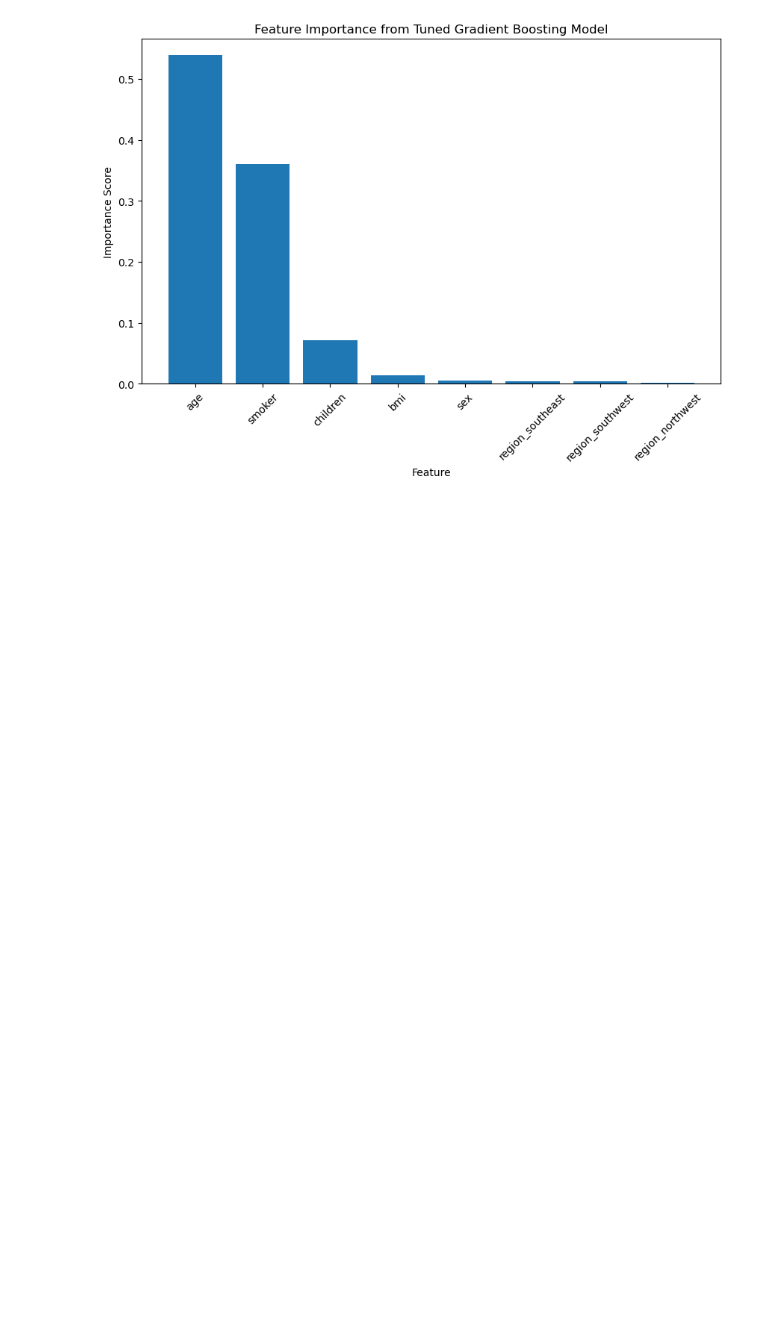
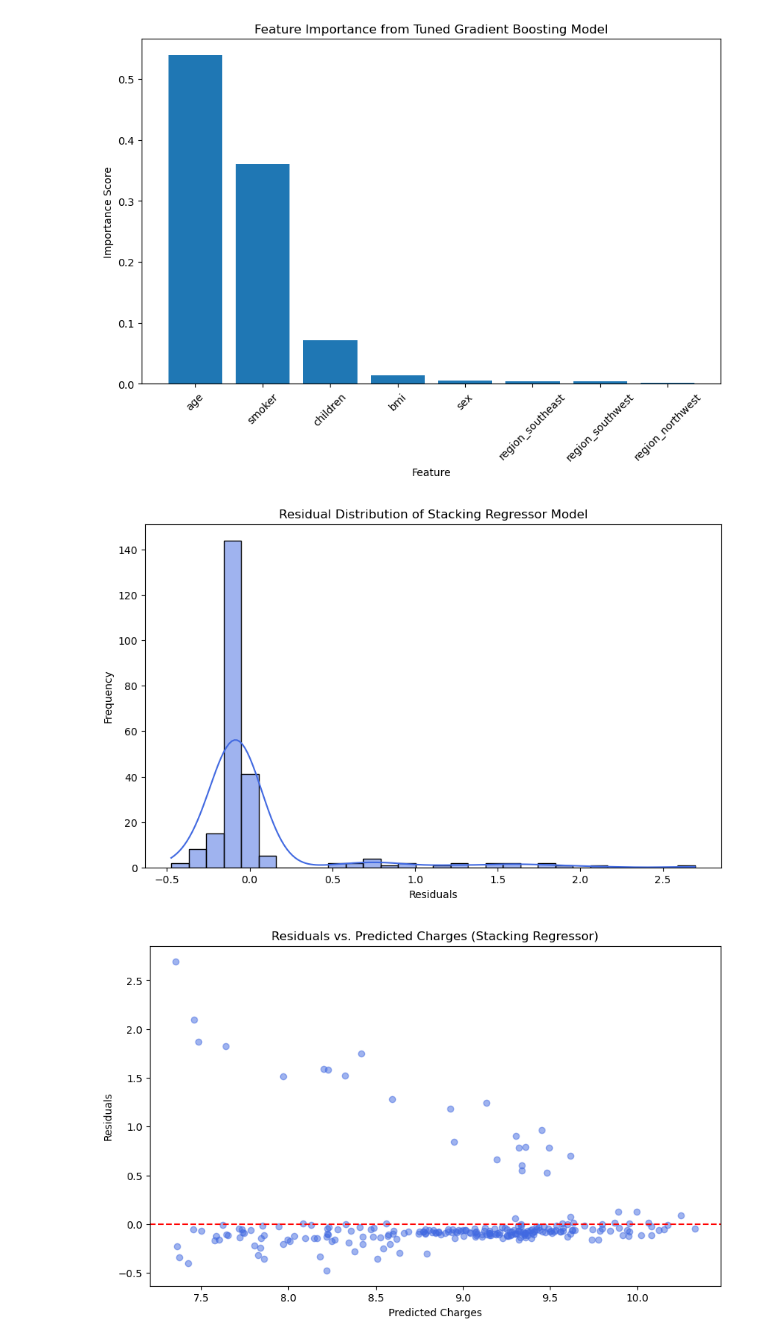
Before and after one commit to AndrewJesse/ML-Insurance-Charges-Prediction-Model, a Jupyter notebook: main.ipynb, the cells around one changed output. Drawn from its saved outputs; the diff is of its cells as text; code cells hidden in the pictures; blank space fills up the shorter version.

```diff
--- a/main.ipynb
+++ b/main.ipynb
@@ -259,3 +259,29 @@ plt.title("Feature Importance from Tuned Gradient Boosting Model")
 plt.show()
 # %% [output]
 [figure]
+# %%
+#D Residual Distribution Plot
+
+# Calculate residuals for the best model (Stacking Regressor)
+residuals = y_test - y_pred_stack
+
+# Plot residuals
+plt.figure(figsize=(10,6))
+sns.histplot(residuals, kde=True, bins=30, color="royalblue")
+plt.xlabel("Residuals")
+plt.ylabel("Frequency")
+plt.title("Residual Distribution of Stacking Regressor Model")
+plt.show()
+
+#D Residuals vs. Predicted Values Scatter Plot
+# Scatter plot of residuals vs. predicted values
+plt.figure(figsize=(10,6))
+plt.scatter(y_pred_stack, residuals, alpha=0.5, color="royalblue")
+plt.axhline(y=0, color='red', linestyle='--')  # Reference line at 0 residual
+plt.xlabel("Predicted Charges")
+plt.ylabel("Residuals")
+plt.title("Residuals vs. Predicted Charges (Stacking Regressor)")
+plt.show()
+# %% [output]
+[figure, added]
+[figure, added]
```
